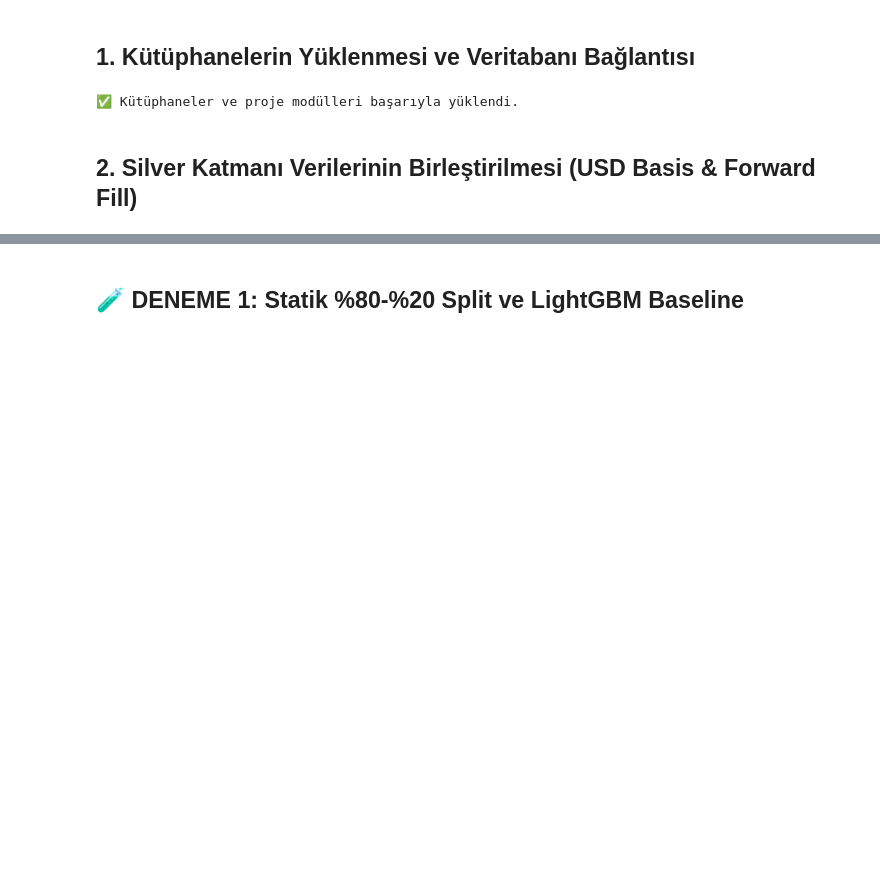
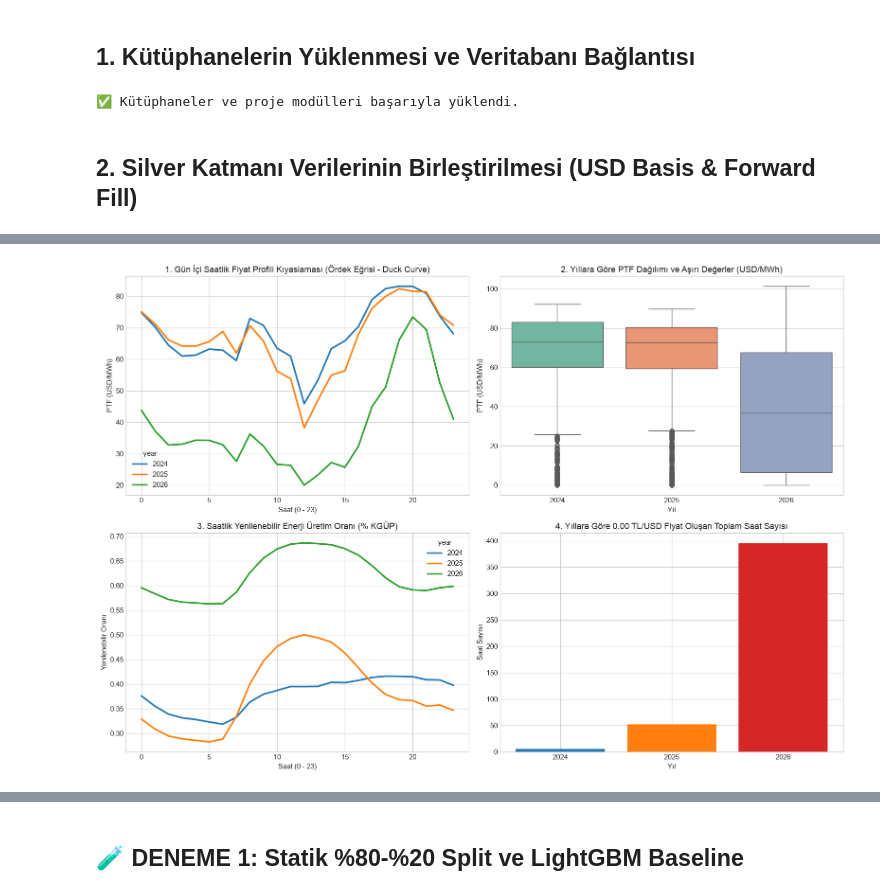
Before and after one commit to beratkrts/electricity_price_forecasting, a Jupyter notebook: eda/01_eda_and_feature_engineering.ipynb, the cells around one changed output, grey strips where cells are left out. Cells and saved outputs as stored; diff of their text form; code cells hidden in the pictures; blank space fills up the shorter version.

```diff
--- a/eda/01_eda_and_feature_engineering.ipynb
+++ b/eda/01_eda_and_feature_engineering.ipynb
@@ -127,0 +126,31 @@ plt.show()
+# %%
+fig, axes = plt.subplots(2, 2, figsize=(16, 11))
+
+# 1. Gün İçi Saatlik Fiyat Eğrisi (Duck Curve Kıyaslaması)
+sns.lineplot(data=df_eda.reset_index(), x='hour', y='mcp_price_usd', hue='year', palette='tab10', ax=axes[0, 0], ci=None, linewidth=2.5)
+axes[0, 0].set_title('1. Gün İçi Saatlik Fiyat Profili Kıyaslaması (Ördek Eğrisi - Duck Curve)')
+axes[0, 0].set_xlabel('Saat (0 - 23)')
+axes[0, 0].set_ylabel('PTF (USD/MWh)')
+
+# 2. Fiyat Oynaklığı Kutusal Grafiği (Boxplot)
+sns.boxplot(data=df_eda.reset_index(), x='year', y='mcp_price_usd', palette='Set2', ax=axes[0, 1])
+axes[0, 1].set_title('2. Yıllara Göre PTF Dağılımı ve Aşırı Değerler (USD/MWh)')
+axes[0, 1].set_xlabel('Yıl')
+axes[0, 1].set_ylabel('PTF (USD/MWh)')
+
+# 3. Yenilenebilir Üretim Oranı Kıyaslaması
+sns.lineplot(data=df_eda.reset_index(), x='hour', y='renewable_ratio', hue='year', palette='tab10', ax=axes[1, 0], ci=None, linewidth=2.5)
+axes[1, 0].set_title('3. Saatlik Yenilenebilir Enerji Üretim Oranı (% KGÜP)')
+axes[1, 0].set_xlabel('Saat (0 - 23)')
+axes[1, 0].set_ylabel('Yenilenebilir Oranı')
+
+# 4. Sıfır Fiyatlı Saatlerin Yıllara Dağılımı (Bar Plot)
+axes[1, 1].bar(year_summary['year'].astype(str), year_summary['sifir_fiyat_saat_sayisi'], color=['#1f77b4', '#ff7f0e', '#d62728'])
+axes[1, 1].set_title('4. Yıllara Göre 0.00 TL/USD Fiyat Oluşan Toplam Saat Sayısı')
+axes[1, 1].set_xlabel('Yıl')
+axes[1, 1].set_ylabel('Saat Sayısı')
+
+plt.tight_layout()
+plt.show()
+# %% [output]
+[figure, added]
```
Also changed, not shown: parts of 25 cells of this notebook, 1 other file.
